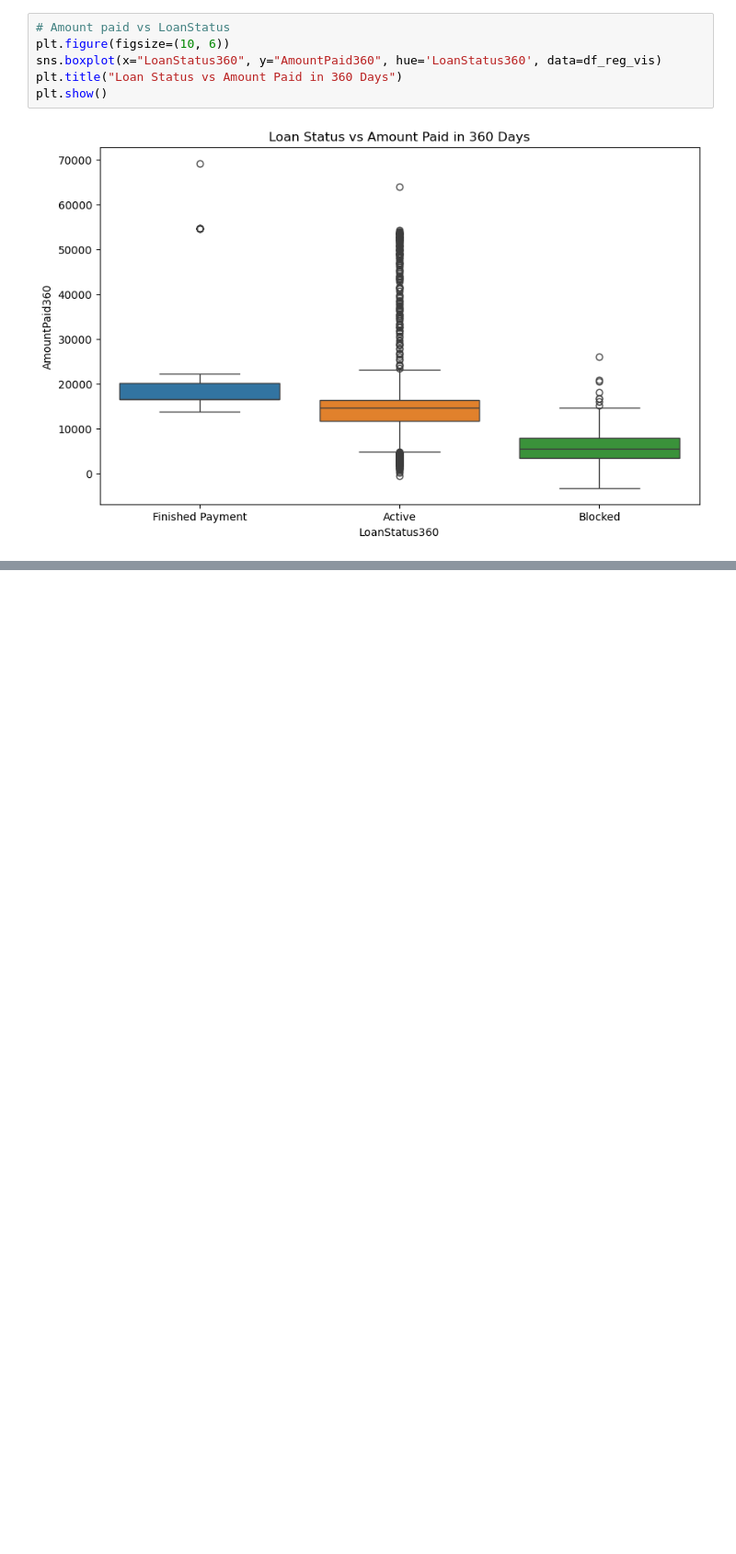
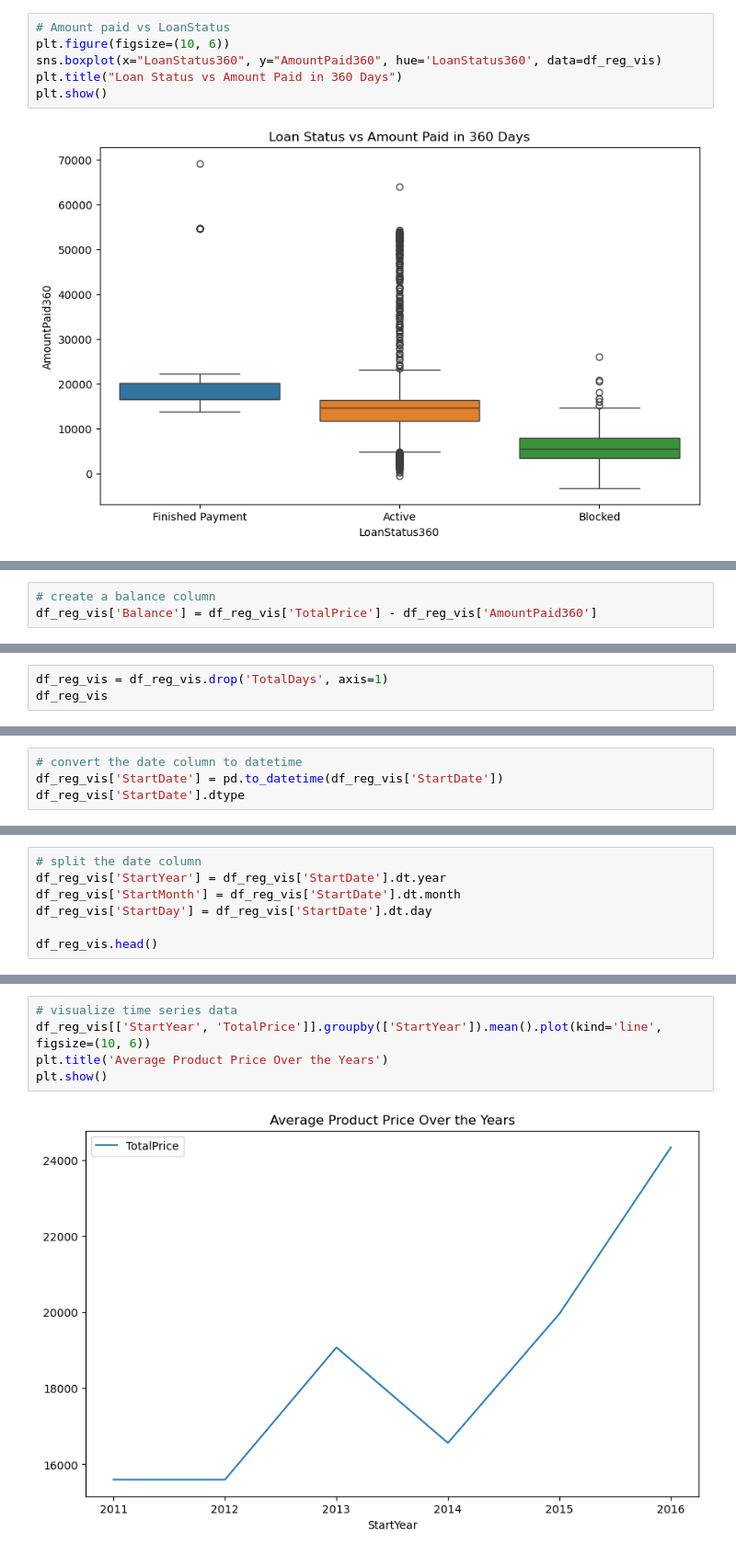
Before and after one commit to mwisechacha/M-Kopa-Analysis, a Jupyter notebook: Kopa.ipynb, the cells around one changed output, grey strips where cells are left out. Shown: that part at 92% size. Saved outputs shown, nothing was run; the diff lists cells and outputs as text; blank space fills up the shorter version.

```diff
--- a/Kopa.ipynb
+++ b/Kopa.ipynb
@@ -247,2 +271,5 @@ sns.displot(data=df_reg_vis, x='CustomerGender', hue='LoanStatus360', col='LoanS
 # %% [output]
 [figure]
+# %%
+# create a balance column
+df_reg_vis['Balance'] = df_reg_vis['TotalPrice'] - df_reg_vis['AmountPaid360']
@@ -248,0 +290,3 @@ sns.displot(data=df_reg_vis, x='CustomerGender', hue='LoanStatus360', col='LoanS
+# %%
+df_reg_vis = df_reg_vis.drop('TotalDays', axis=1)
+df_reg_vis
@@ -248,0 +312,4 @@ sns.displot(data=df_reg_vis, x='CustomerGender', hue='LoanStatus360', col='LoanS
+# %%
+# convert the date column to datetime
+df_reg_vis['StartDate'] = pd.to_datetime(df_reg_vis['StartDate'])
+df_reg_vis['StartDate'].dtype
@@ -248,0 +327,7 @@ sns.displot(data=df_reg_vis, x='CustomerGender', hue='LoanStatus360', col='LoanS
+# %%
+# split the date column
+df_reg_vis['StartYear'] = df_reg_vis['StartDate'].dt.year
+df_reg_vis['StartMonth'] = df_reg_vis['StartDate'].dt.month
+df_reg_vis['StartDay'] = df_reg_vis['StartDate'].dt.day
+
+df_reg_vis.head()
@@ -248,0 +375,7 @@ sns.displot(data=df_reg_vis, x='CustomerGender', hue='LoanStatus360', col='LoanS
+# %%
+# visualize time series data
+df_reg_vis[['StartYear', 'TotalPrice']].groupby(['StartYear']).mean().plot(kind='line', figsize=(10, 6))
+plt.title('Average Product Price Over the Years')
+plt.show()
+# %% [output]
+[figure, added]
```
Also changed, not shown: parts of 42 cells of this notebook.
